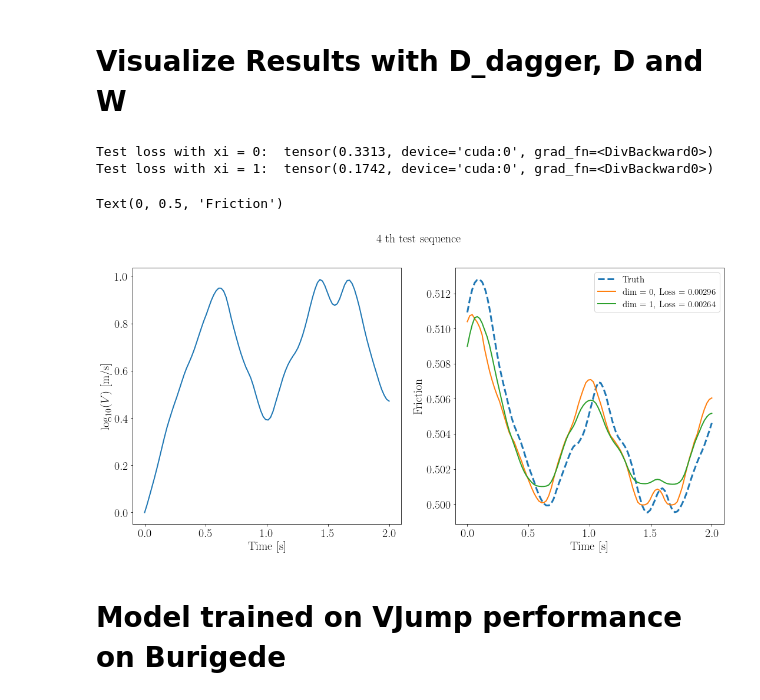
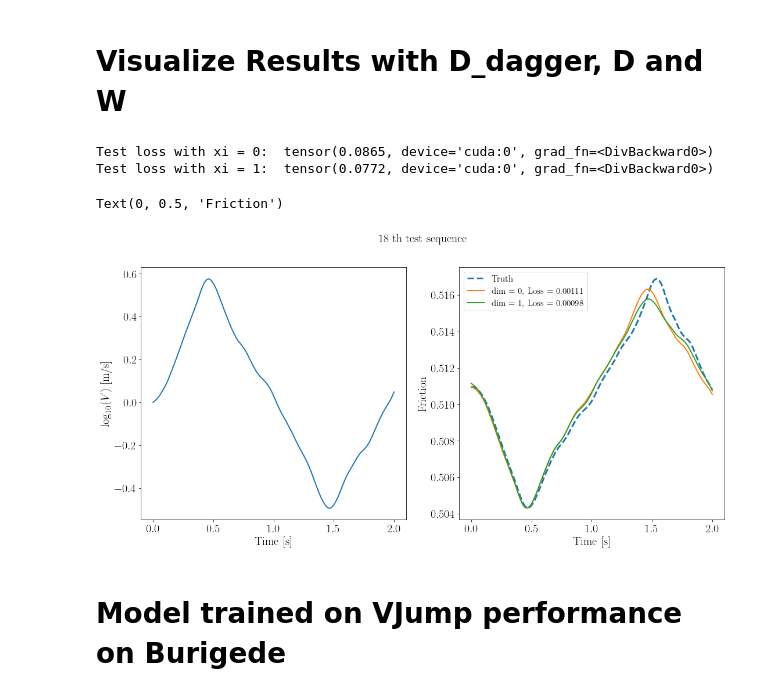
Before and after one commit to Shengduo/RateAndStateWithPotential, a Jupyter notebook: VisualizeResults.ipynb, the cells around one changed output. Saved outputs shown, nothing was run; the diff lists cells and outputs as text; code cells hidden in the pictures.

```diff
--- a/VisualizeResults.ipynb
+++ b/VisualizeResults.ipynb
@@ -37,7 +37,9 @@ Memory cached:  0.0
 # dataPrefix = "Trial1108_bigDRS_Burigede"
 # dataPrefix = "Trial1116_smallDRS_largeA"
 # dataPrefix = "Trial1204_smallDRS_smallA"
-dataPrefix = "Trial1204_smallDRS_Burigede"
+# dataPrefix = "Trial1204_smallDRS_Burigede"
+# dataPrefix = "Trial1215_smallDRS_smallA"
+dataPrefix = "Trial1215_smallDRS_Burigede"
 dataFile = "./data/" + dataPrefix + ".pt"
 
 shit = torch.load(dataFile)
@@ -150,8 +152,8 @@ if manipulateFlag:
 
     this_f_preds = [x for x in this_f_preds_new]
 # %% [output]
-Test loss with xi = 0:  tensor(0.3313, device='cuda:0', grad_fn=<DivBackward0>)
-Test loss with xi = 1:  tensor(0.1742, device='cuda:0', grad_fn=<DivBackward0>)
+Test loss with xi = 0:  tensor(0.0865, device='cuda:0', grad_fn=<DivBackward0>)
+Test loss with xi = 1:  tensor(0.0772, device='cuda:0', grad_fn=<DivBackward0>)
 # %%
 from matplotlib import rc
 rc('font',**{'family':'sans-serif','sans-serif':['Helvetica']})
@@ -165,35 +167,35 @@ fsize = 20
 
 # Plot a fitted sequence
 def cal_Loss(f, f_targ, t, p=2):
     return torch.pow(
         torch.trapezoid(torch.pow(torch.abs(f - f_targ), p), t) / torch.trapezoid(torch.pow(torch.abs(f_targ), p), t),
         1./ p
     )
 
 idx = torch.randint(len(testDataset), (1, ))[0]
-idx = 4
+# idx = 4
 fig, axs = plt.subplots(1, 2, figsize=(18, 8))
 axs[0].tick_params(axis='both', which='major', labelsize=fsize)
 axs[1].tick_params(axis='both', which='major', labelsize=fsize)
 
 fig.suptitle("{0} th test sequence".format(idx), fontsize=20)
 
 axs[0].plot(this_ts[idx, :], torch.log10(this_Vs[idx, :]), linewidth=2.0)
 axs[0].set_xlabel("Time [s]", fontsize=fsize)
 axs[0].set_ylabel("$\log_{10}(V)$ [m/s]", fontsize=fsize)
 
 axs[1].plot(this_ts[idx, :], this_fs[idx, :], '--', linewidth=3.0, label='Truth')
 
 for dim_xi, this_f_preds_withCorrection in zip(dim_xis, this_f_preds):
     this_loss = cal_Loss(this_f_preds_withCorrection[idx, :], this_fs[idx, :], this_ts[idx, :])
     axs[1].plot(this_ts[idx, :], this_f_preds_withCorrection[idx, :], linewidth=2.0, label='dim = {0}, Loss = {1:.5f}'.format(dim_xi, this_loss))
 axs[1].legend(fontsize=15)
 # axs[1].set_ylim(0.3, 0.6)
 axs[1].set_xlabel("Time [s]", fontsize=fsize)
 axs[1].set_ylabel("Friction", fontsize=fsize)
 # %% [output]
 Text(0, 0.5, 'Friction')
-[figure, old version]
+[figure, new version]
 # %% [markdown]
 # Model trained on VJump performance on Burigede
 # %%
```
Also changed, not shown: parts of 1 cell of this notebook, 5 other files.
